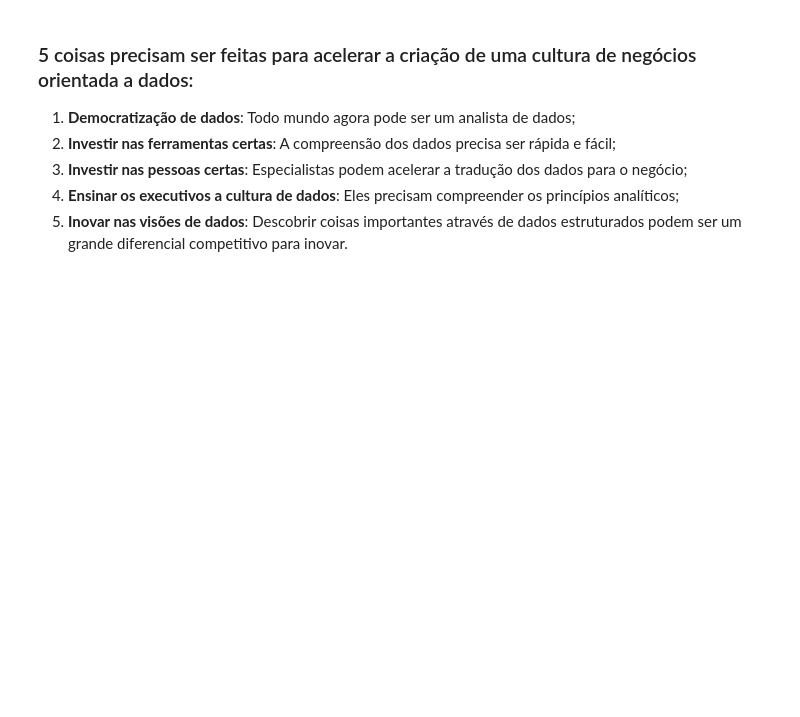
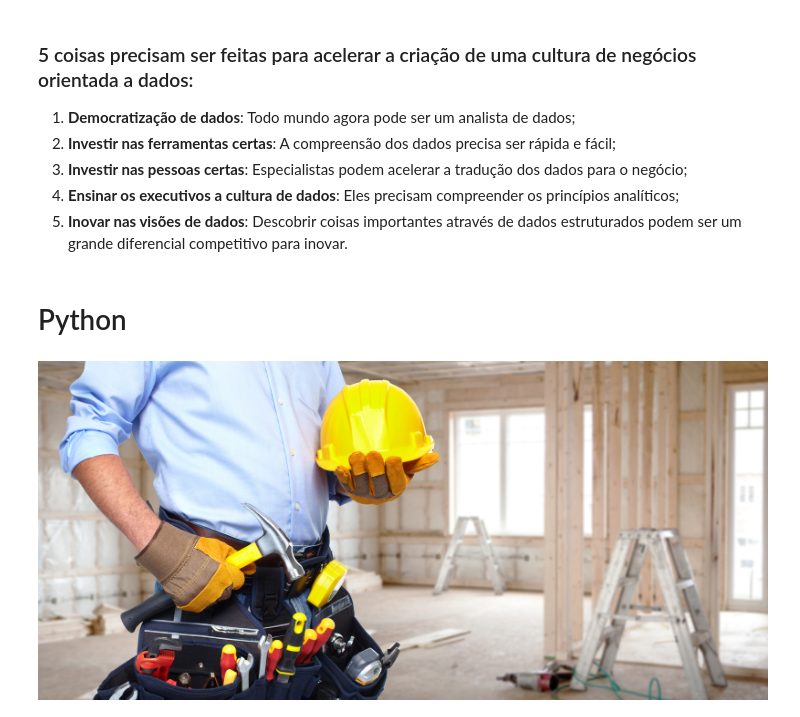
Before and after one commit to jacksongomesbr/fortes-2015-pycd, a Jupyter notebook: index.ipynb, the cells around one changed output. Saved outputs shown, nothing was run; the diff lists cells and outputs as text; code cells hidden in the pictures; blank space fills up the shorter version.

```diff
--- a/index.ipynb
+++ b/index.ipynb
@@ -126,3 +136,9 @@ Alguns fatores comprovam que isso não é uma moda, e sim, a cultura orientada a
 3. **Investir nas pessoas certas**: Especialistas podem acelerar a tradução dos dados para o negócio;
 4. **Ensinar os executivos a cultura de dados**: Eles precisam compreender os princípios analíticos;
 5. **Inovar nas visões de dados**: Descobrir coisas importantes através de dados estruturados podem ser um grande diferencial competitivo para inovar.
+# %% [markdown]
+# Python
+# %%
+Image(filename='imagens/toolbelt.jpg')
+# %% [output]
+[figure, added]
```
Also changed, not shown: parts of 60 cells of this notebook, 22 other files.
